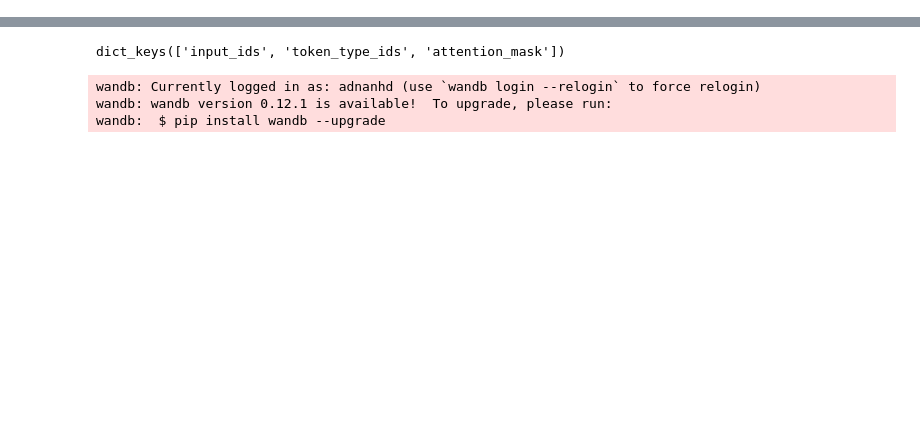
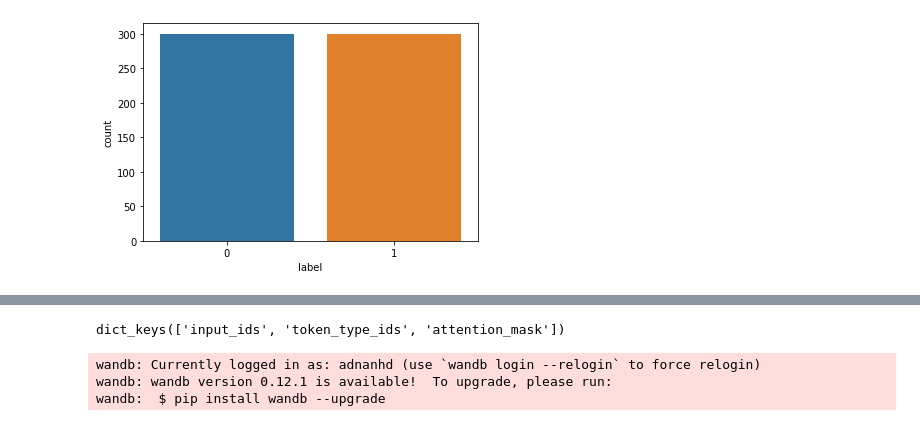
Before and after one commit to firatcekinel/Shap_Text_Explainability_Turkish, a Jupyter notebook: shap_tr.ipynb, the cells around one changed output, grey strips where cells are left out. Cells and saved outputs as stored; diff of their text form; code cells hidden in the pictures; blank space fills up the shorter version.

```diff
--- a/shap_tr.ipynb
+++ b/shap_tr.ipynb
@@ -62,3 +62,11 @@ for line in lines:
     dataset['label'].append(0)
 
 f.close()
+# %%
+import seaborn as sns
+import matplotlib.pyplot as plt
+
+sns.countplot(x=dataset['label'])
+plt.xlabel('label');
+# %% [output]
+[figure, added]
```
Also changed, not shown: parts of 12 cells of this notebook.
